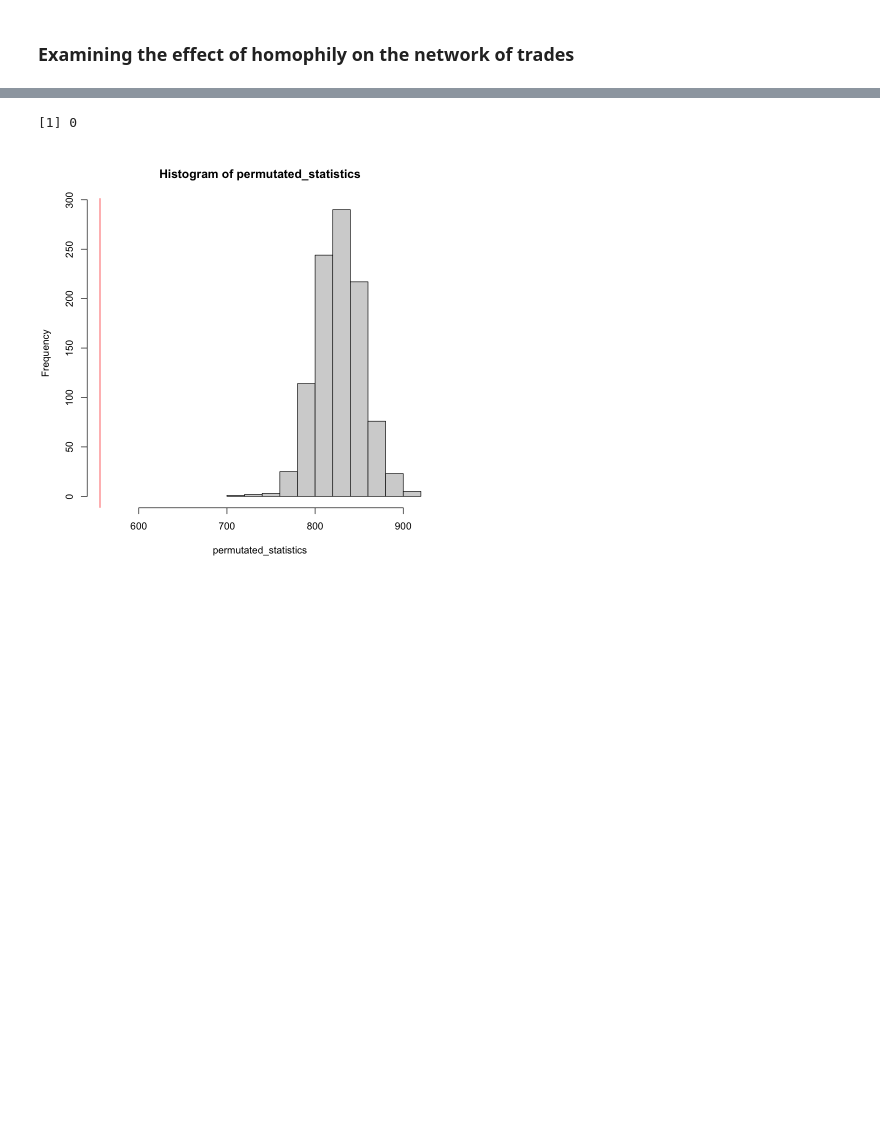
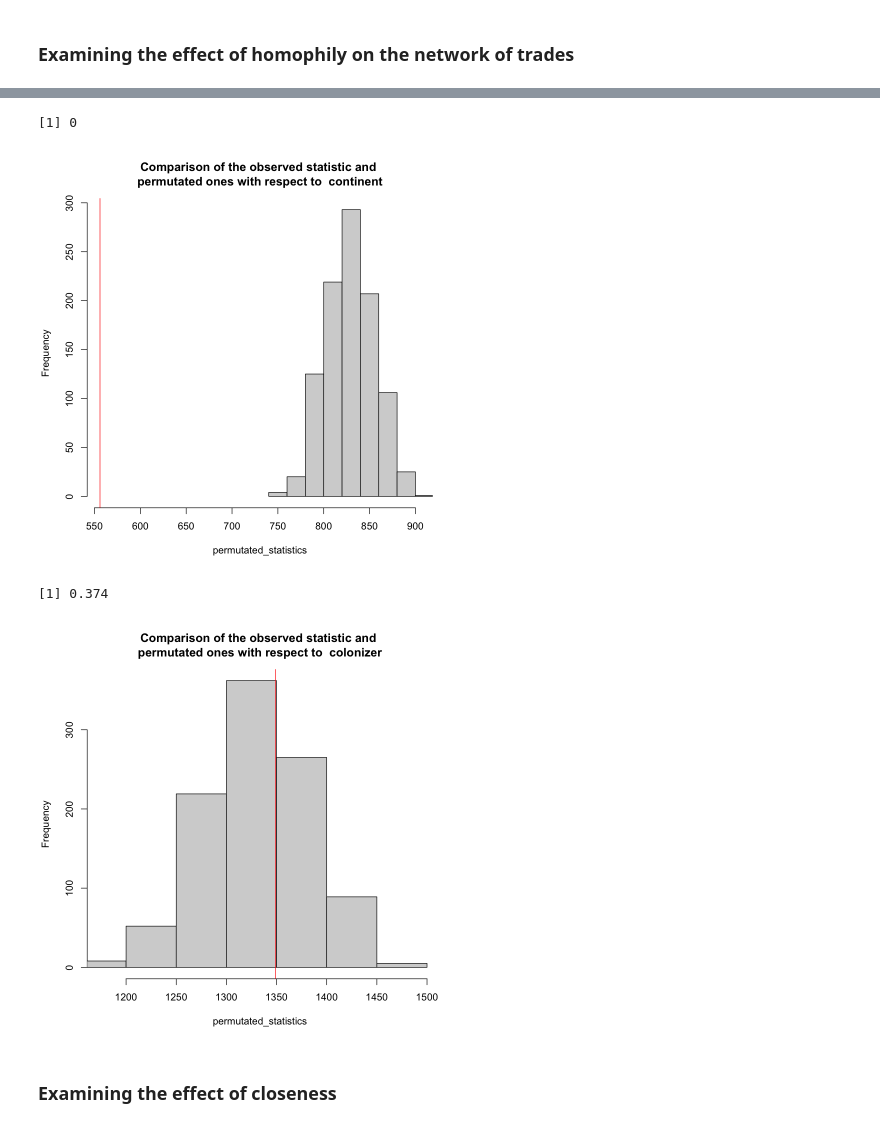
Before and after one commit to zhpinkman/permutation-tests, a Jupyter notebook: codes/permutation-tests-wits.ipynb, the cells around one changed output, grey strips where cells are left out. Cells and saved outputs as stored; diff of their text form; code cells hidden in the pictures; blank space fills up the shorter version.

```diff
--- a/codes/permutation-tests-wits.ipynb
+++ b/codes/permutation-tests-wits.ipynb
@@ -298,5 +209,12 @@ execute_homophily_permutation_test(edges, nodes, nodes$langoff_1)
 # %%
-execute_homophily_permutation_test(edges, nodes, nodes$continent)
+execute_permutation_test(edges, nodes, count_homophily, nodes$continent, 'continent')
 # %% [output]
 [1] 0
-[figure, old version]
+[figure, new version]
+# %%
+execute_permutation_test(edges, nodes, count_homophily, nodes$colonizer, 'colonizer')
+# %% [output]
+[1] 0.374
+[figure, added]
+# %% [markdown]
+### Examining the effect of closeness
```
Also changed, not shown: parts of 49 cells of this notebook.
